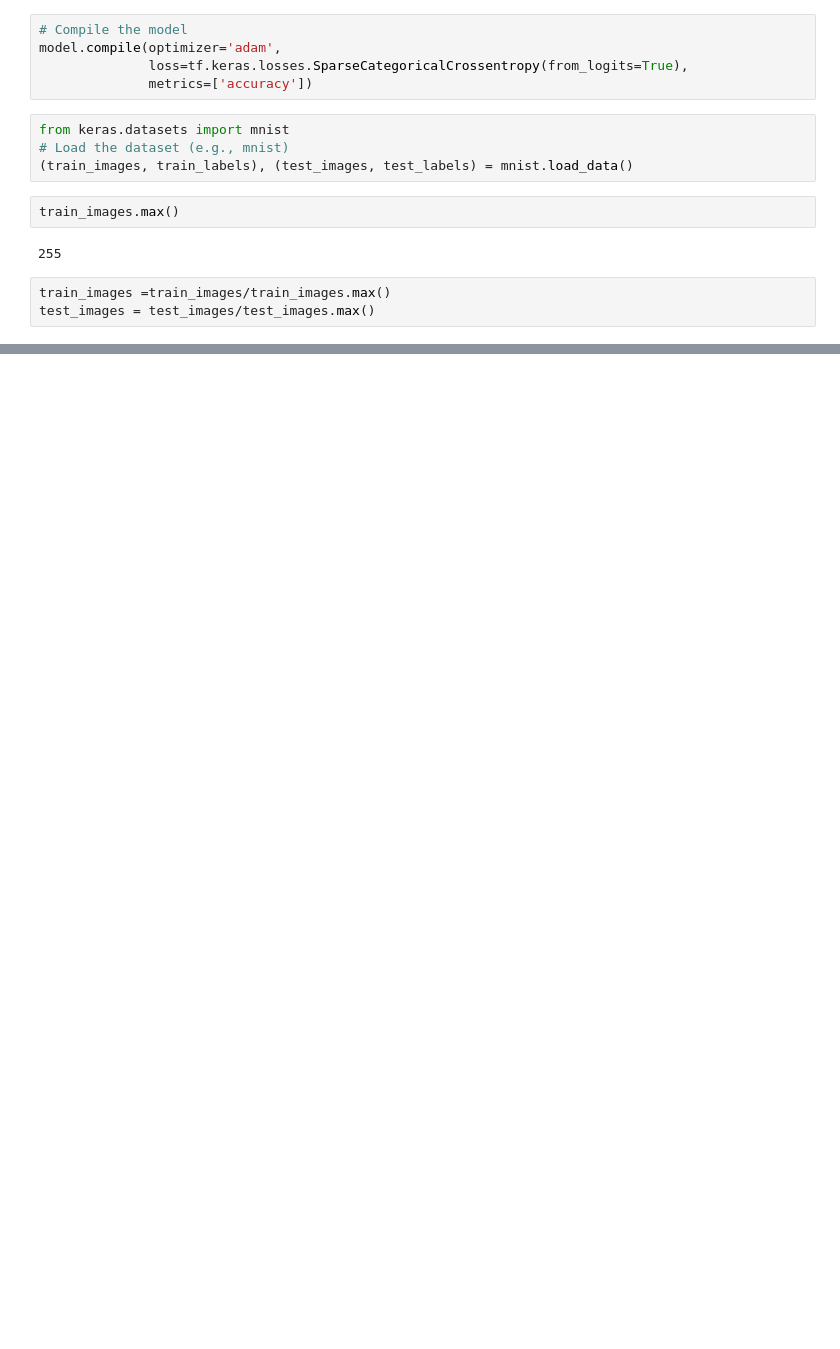
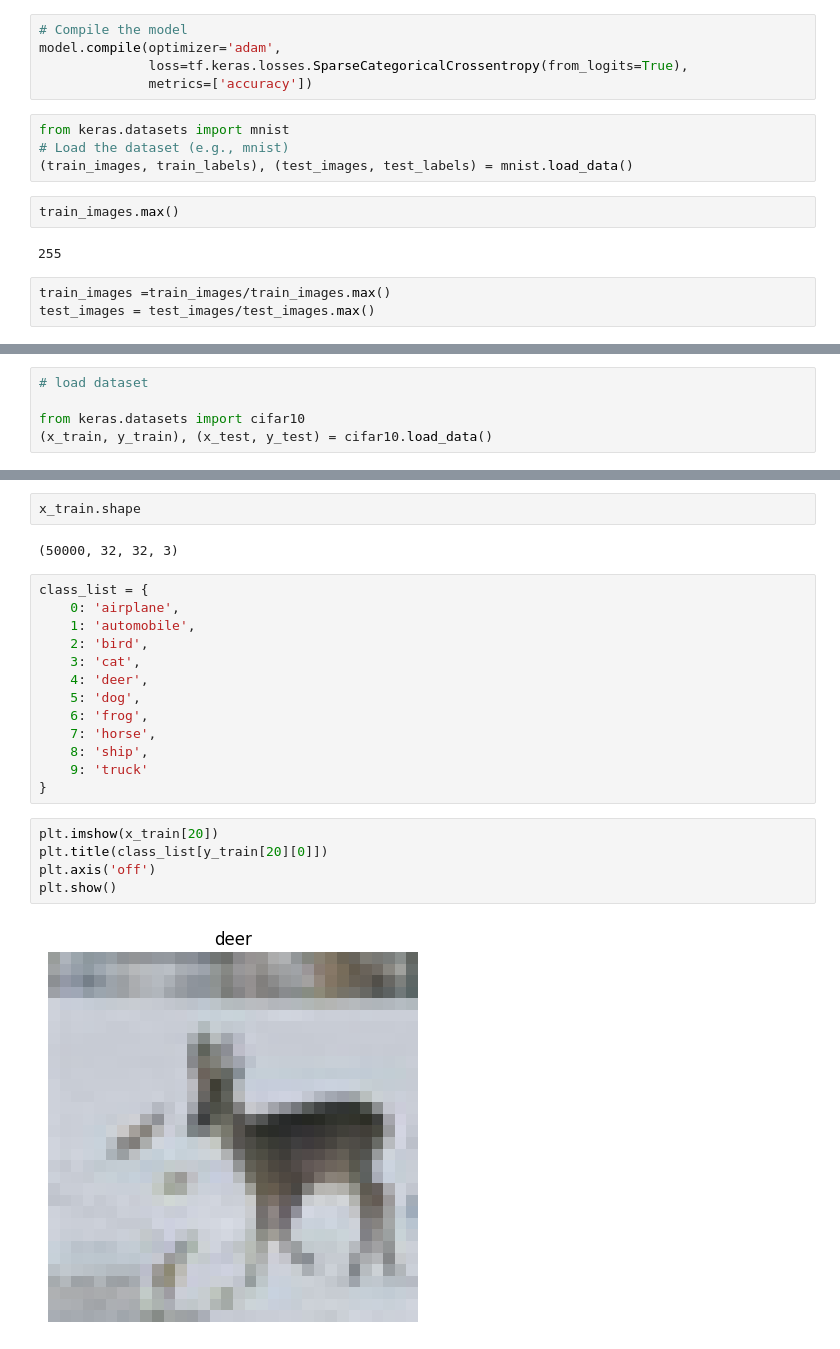
Before and after one commit to AIBauchi/AIBauchi-Computer-Vision-Bootcamp, a Jupyter notebook: Week3/day3/3.3.0-Introuction to CNN.ipynb, the cells around one changed output, grey strips where cells are left out. Drawn from its saved outputs; the diff is of its cells as text; blank space fills up the shorter version.

```diff
--- a/Week3/day3/3.3.0-Introuction to CNN.ipynb
+++ b/Week3/day3/3.3.0-Introuction to CNN.ipynb
@@ -118,0 +181,5 @@ model.evaluate(X_valid, y_valid)
+# %%
+# load dataset
+
+from keras.datasets import cifar10
+(x_train, y_train), (x_test, y_test) = cifar10.load_data()
@@ -118,0 +189,24 @@ model.evaluate(X_valid, y_valid)
+# %%
+x_train.shape
+# %% [output]
+(50000, 32, 32, 3)
+# %%
+class_list = {
+    0: 'airplane',
+    1: 'automobile',
+    2: 'bird',
+    3: 'cat',
+    4: 'deer',
+    5: 'dog',
+    6: 'frog',
+    7: 'horse',
+    8: 'ship',
+    9: 'truck'
+}
+# %%
+plt.imshow(x_train[20])
+plt.title(class_list[y_train[20][0]])
+plt.axis('off')
+plt.show()
+# %% [output]
+[figure, added]
```
Also changed, not shown: parts of 11 cells of this notebook.
